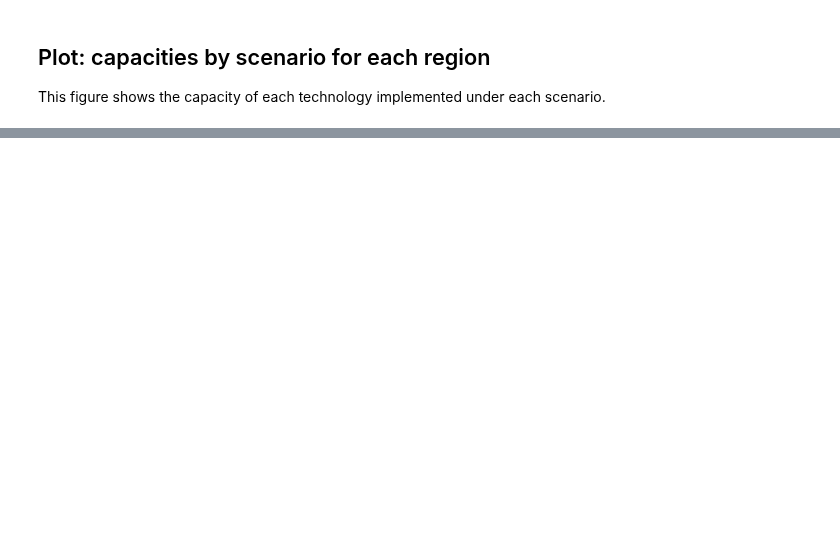
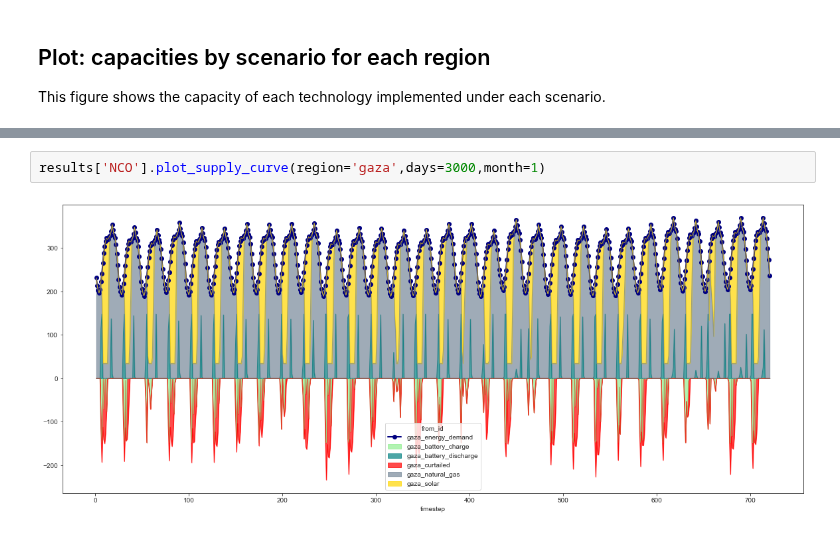
Before and after one commit to amanmajid/nextra, a Jupyter notebook: analysis/icae_results.ipynb, the cells around one changed output, grey strips where cells are left out. Cells and saved outputs as stored; diff of their text form; blank space fills up the shorter version.

```diff
--- a/analysis/icae_results.ipynb
+++ b/analysis/icae_results.ipynb
@@ -317,0 +318,4 @@ ax[1].set_xlim([0,50])
+# %%
+results['NCO'].plot_supply_curve(region='gaza',days=3000,month=1)
+# %% [output]
+[figure, added]
```
Also changed, not shown: parts of 3 cells of this notebook, 16 other files.
